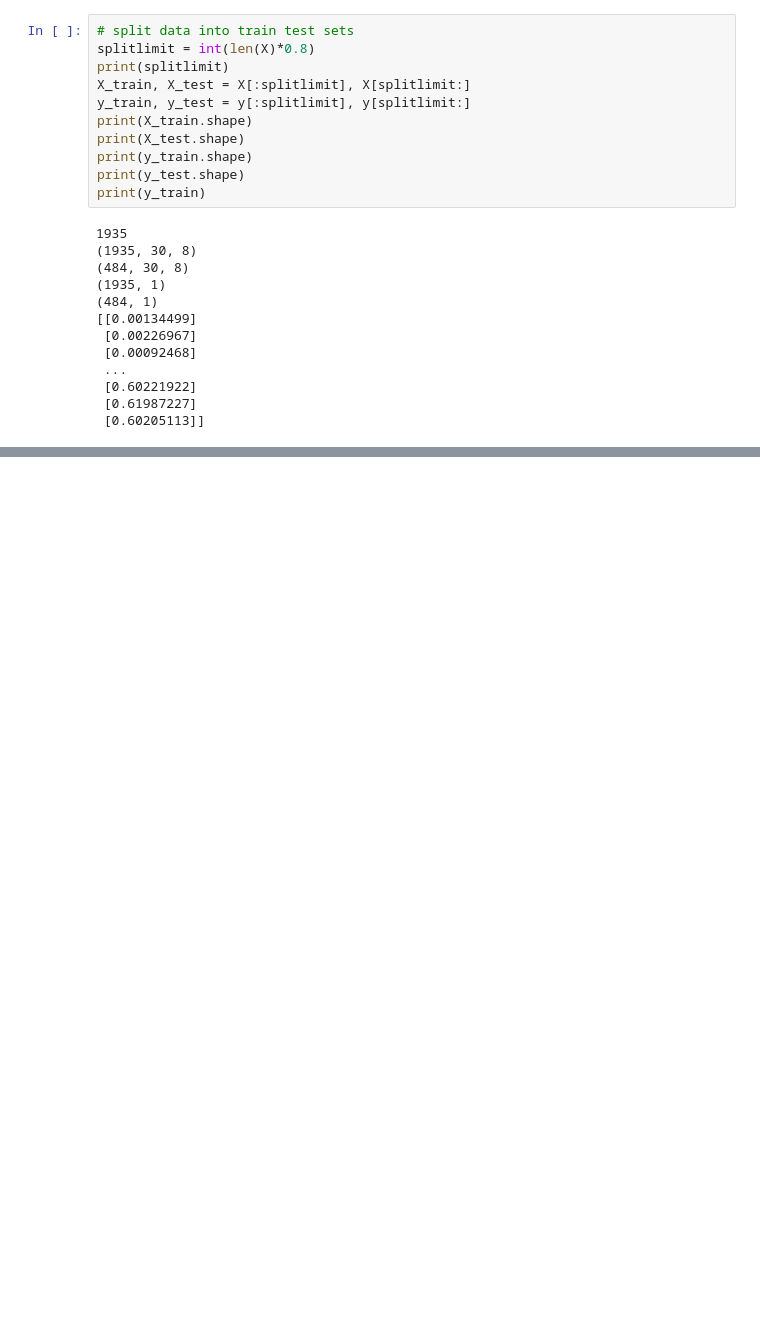
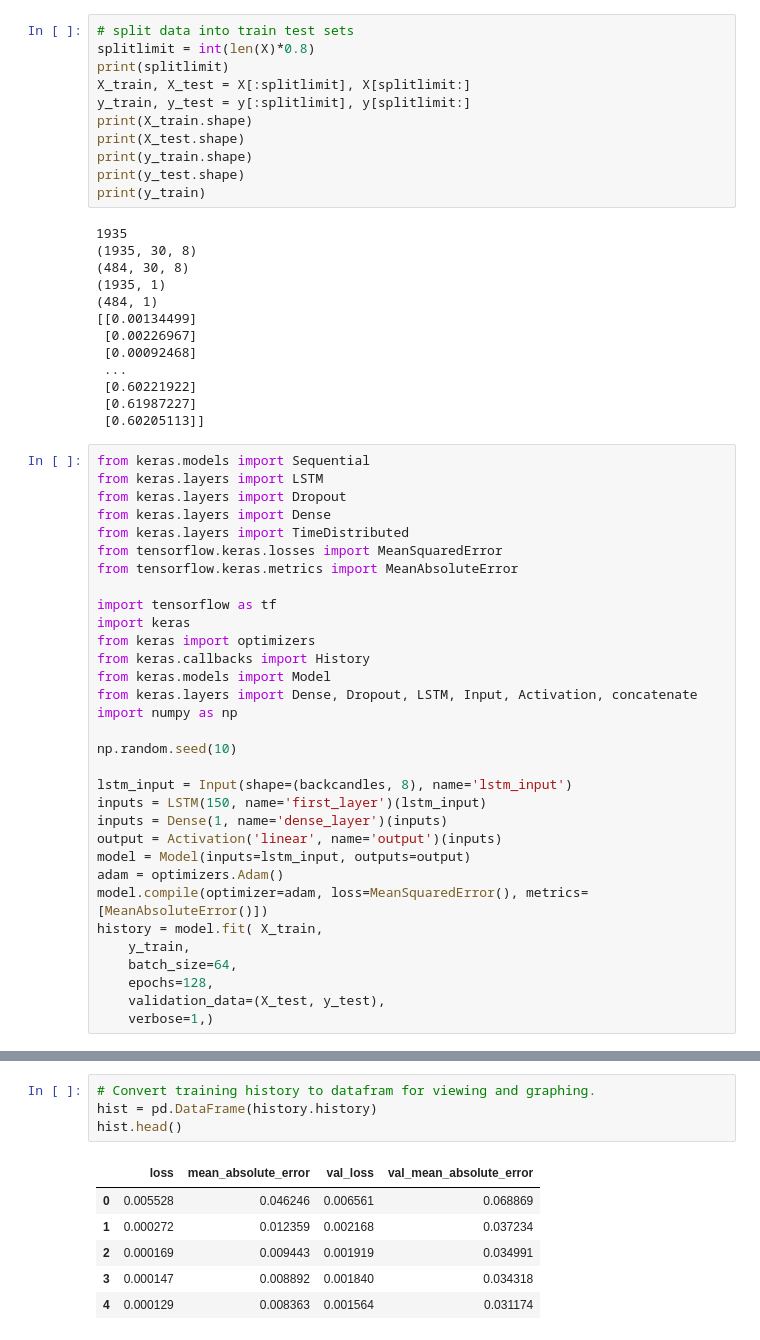
Before and after one commit to bilnazir/stockmarketprediction, a Jupyter notebook: fyp_LSTM_sony.ipynb, the cells around one changed output, grey strips where cells are left out. Drawn from its saved outputs; the diff is of its cells as text; blank space fills up the shorter version.

Commit message:
initialing model same as the model used for Sony stock prediction, training the model with same settings with 128 epochs

```diff
--- a/fyp_LSTM_sony.ipynb
+++ b/fyp_LSTM_sony.ipynb
@@ -157,3 +157,35 @@ print(y_train)
  [0.60221922]
  [0.61987227]
  [0.60205113]]
+# %%
+from keras.models import Sequential
+from keras.layers import LSTM
+from keras.layers import Dropout
+from keras.layers import Dense
+from keras.layers import TimeDistributed
+from tensorflow.keras.losses import MeanSquaredError
+from tensorflow.keras.metrics import MeanAbsoluteError
+
+import tensorflow as tf
+import keras
+from keras import optimizers
+from keras.callbacks import History
+from keras.models import Model
+from keras.layers import Dense, Dropout, LSTM, Input, Activation, concatenate
+import numpy as np
+
+np.random.seed(10)
+
+lstm_input = Input(shape=(backcandles, 8), name='lstm_input')
+inputs = LSTM(150, name='first_layer')(lstm_input)
+inputs = Dense(1, name='dense_layer')(inputs)
+output = Activation('linear', name='output')(inputs)
+model = Model(inputs=lstm_input, outputs=output)
+adam = optimizers.Adam()
+model.compile(optimizer=adam, loss=MeanSquaredError(), metrics=[MeanAbsoluteError()])
+history = model.fit( X_train,
+    y_train,
+    batch_size=64,
+    epochs=128,
+    validation_data=(X_test, y_test),
+    verbose=1,)
@@ -159,0 +210,11 @@ print(y_train)
+# %%
+# Convert training history to datafram for viewing and graphing.
+hist = pd.DataFrame(history.history)
+hist.head()
+# %% [output]
+|  | loss | mean_absolute_error | val_loss | val_mean_absolute_error |
+| 0 | 0.005528 | 0.046246 | 0.006561 | 0.068869 |
+| 1 | 0.000272 | 0.012359 | 0.002168 | 0.037234 |
+| 2 | 0.000169 | 0.009443 | 0.001919 | 0.034991 |
+| 3 | 0.000147 | 0.008892 | 0.001840 | 0.034318 |
+| 4 | 0.000129 | 0.008363 | 0.001564 | 0.031174 |
```
Also changed, not shown: parts of 1 cell of this notebook.
